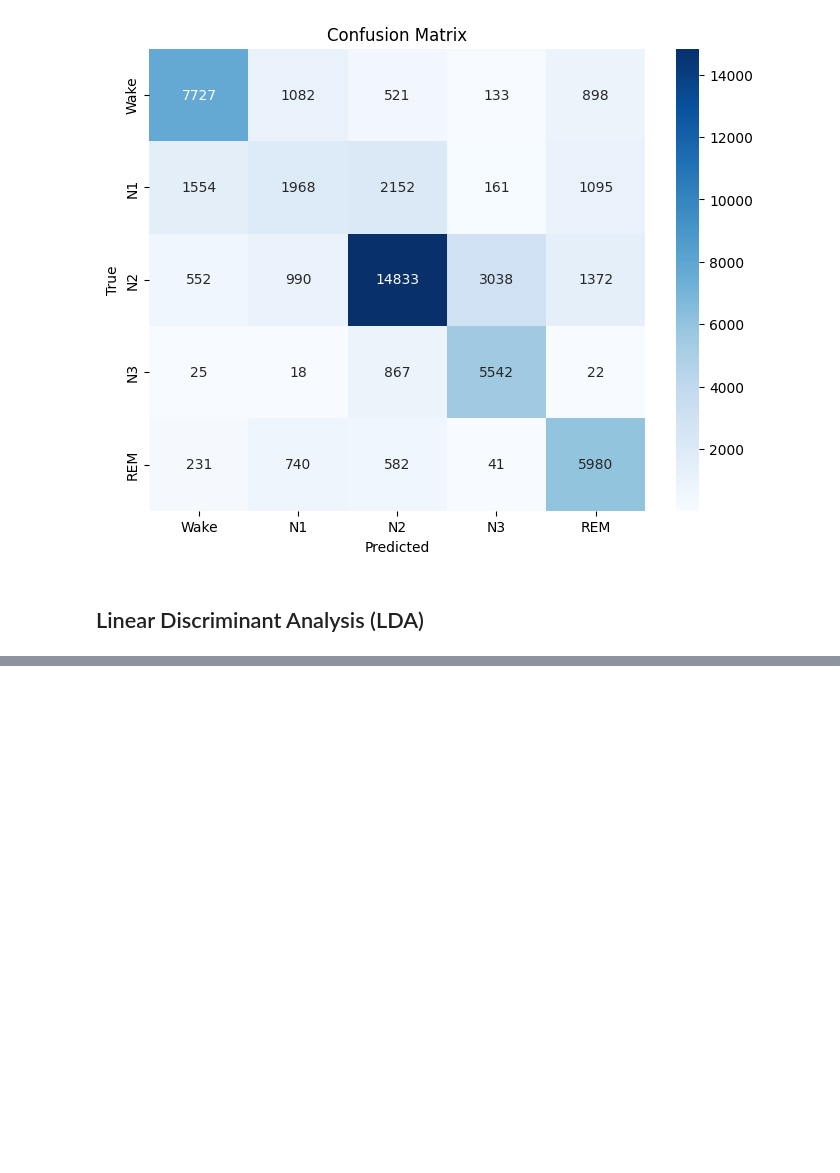
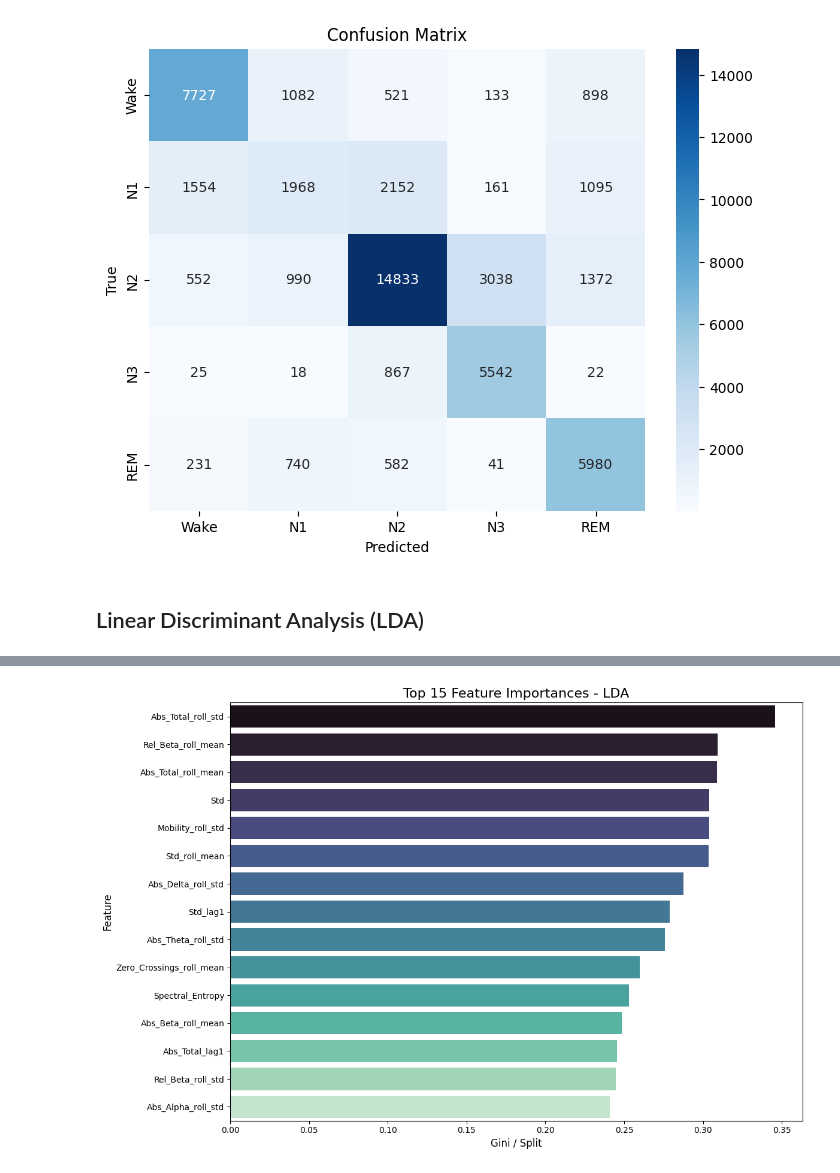
Before and after one commit to CarmenTheodoraCraciun/Sleep-Quality-Based-EEG-Signals, a Jupyter notebook: ml_models/3_Probabilistic_Models.ipynb, the cells around one changed output, grey strips where cells are left out. Saved outputs shown, nothing was run; the diff lists cells and outputs as text; code cells hidden in the pictures; blank space fills up the shorter version.

```diff
--- a/ml_models/3_Probabilistic_Models.ipynb
+++ b/ml_models/3_Probabilistic_Models.ipynb
@@ -612,0 +585,11 @@ weighted avg       0.54      0.52      0.50     52124
+# %%
+lda_model = LinearDiscriminantAnalysis(solver='lsqr', shrinkage='auto')
+
+best_lda_cv, mean_acc_lda = model_fct.cross_validation_model(
+    model=lda_model,
+    X=X_full_lr_scaled,
+    y=y_full_norm_enhanced,
+    n_splits=5,
+    model_name="Linear_Discriminant_Analysis",
+    save_path="./models"
+)
@@ -612,0 +614,8 @@ weighted avg       0.54      0.52      0.50     52124
+# %%
+df_importance_lr = get_linear_importance(
+    model=best_lda_cv,
+    feature_names=X_full_lr_scaled.columns,
+    model_name="LDA"
+)
+# %% [output]
+[figure, added]
```
Also changed, not shown: parts of 44 cells of this notebook.
